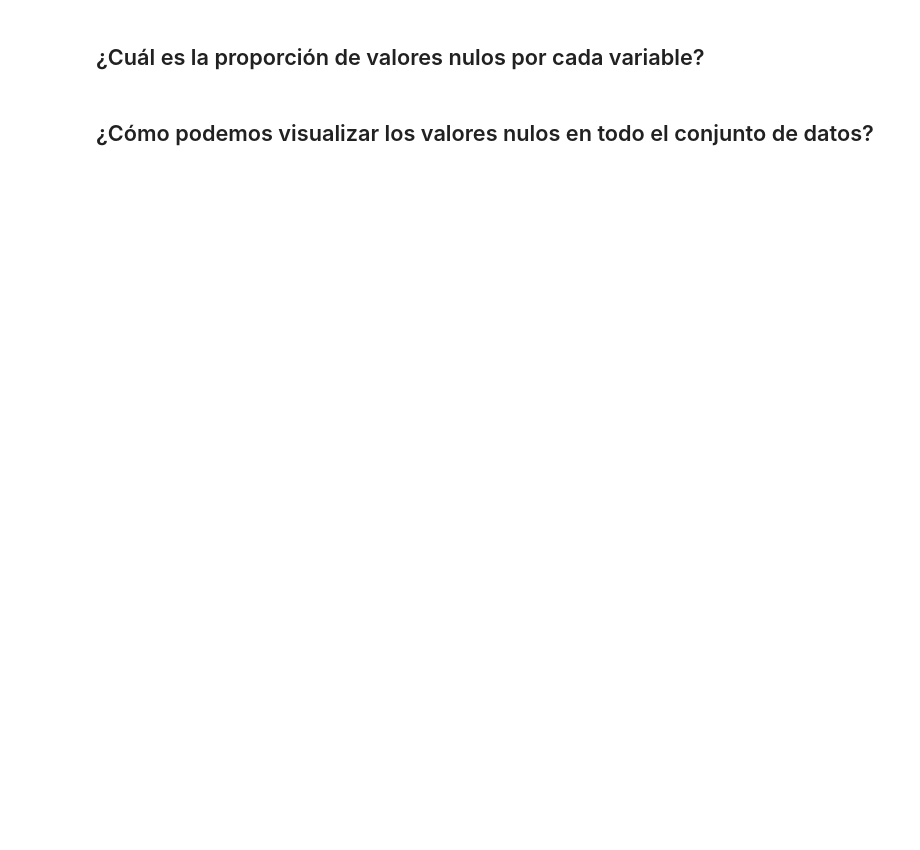
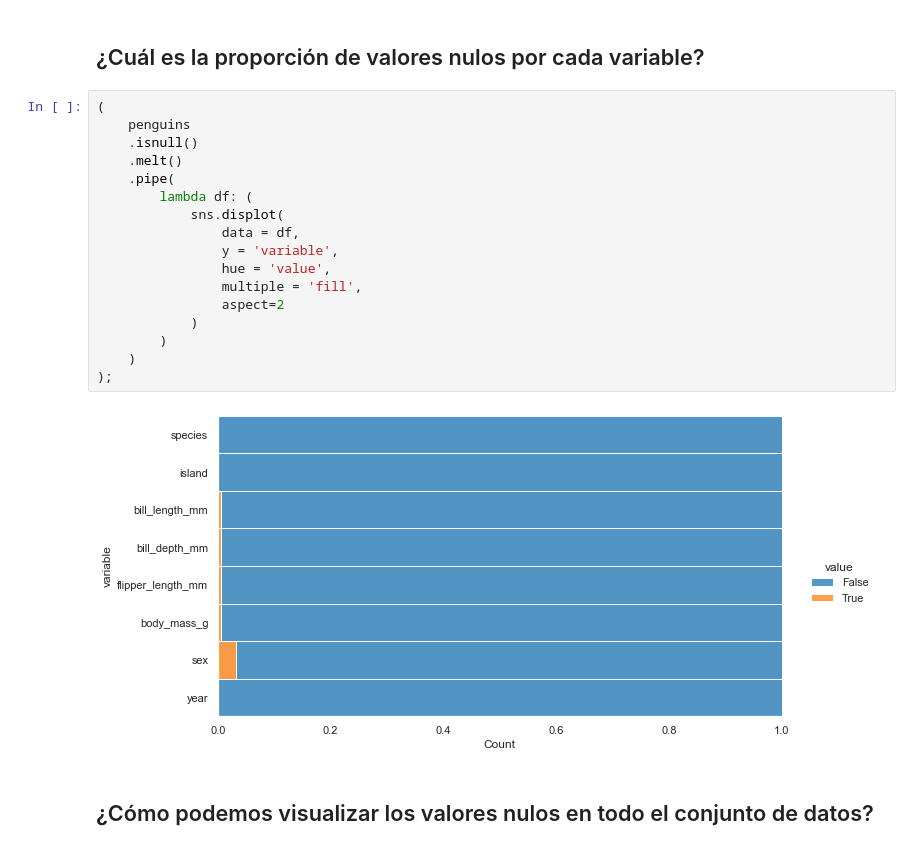
Before and after one commit to PyColls/python-eda, a Jupyter notebook: pinguins_eda.ipynb, the cells around one changed output. Cells and saved outputs as stored; diff of their text form; blank space fills up the shorter version.

```diff
--- a/pinguins_eda.ipynb
+++ b/pinguins_eda.ipynb
@@ -136,4 +222,23 @@ raw_penguins.head(3)
 # %% [markdown]
 ## ¿Cuál es la proporción de valores nulos por cada variable?
+# %%
+(
+    penguins
+    .isnull()
+    .melt()
+    .pipe(
+        lambda df: (
+            sns.displot(
+                data = df,
+                y = 'variable',
+                hue = 'value',
+                multiple = 'fill',
+                aspect=2
+            )
+        )
+    )
+);
+# %% [output]
+[figure, added]
 # %% [markdown]
 ## ¿Cómo podemos visualizar los valores nulos en todo el conjunto de datos?
```
Also changed, not shown: parts of 20 cells of this notebook.
